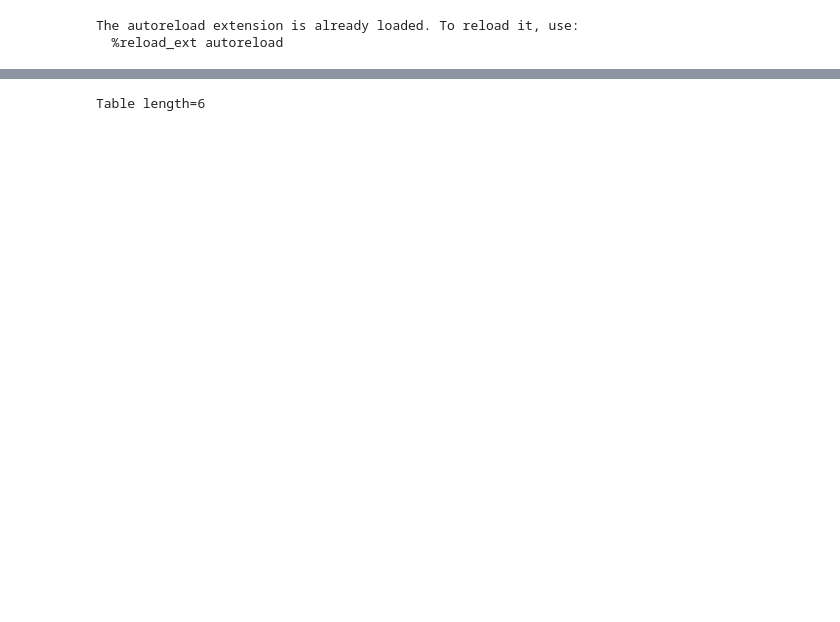
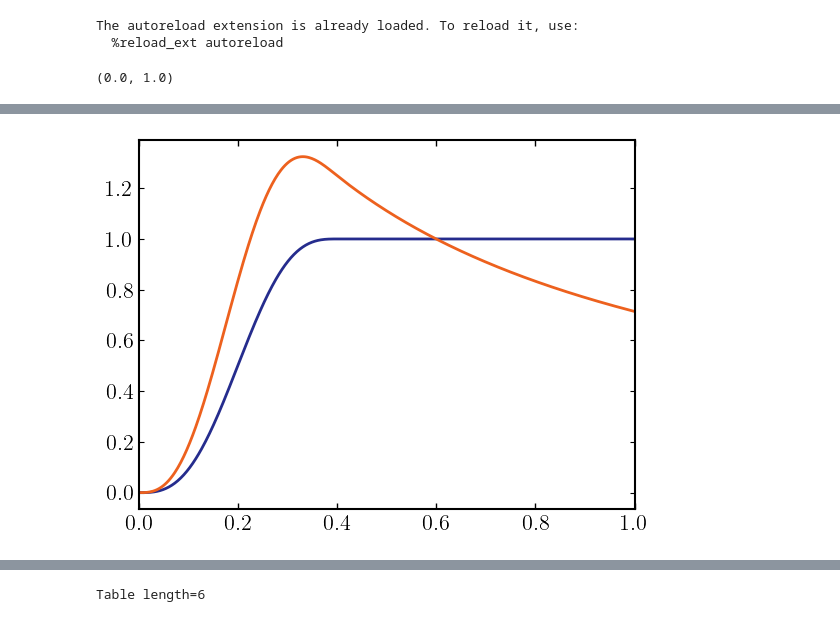
Before and after one commit to mr-superonion/descwl-shear-fpfs, a Jupyter notebook: notebooks/1_simple_sim/2_desc_sims/2_process_basic.ipynb, the cells around one changed output, grey strips where cells are left out. Drawn from its saved outputs; the diff is of its cells as text; code cells hidden in the pictures; blank space fills up the shorter version.

```diff
--- a/notebooks/1_simple_sim/2_desc_sims/2_process_basic.ipynb
+++ b/notebooks/1_simple_sim/2_desc_sims/2_process_basic.ipynb
@@ -9,3 +12,17 @@ plt.rcParams['figure.dpi'] = 100
 # %% [output]
 The autoreload extension is already loaded. To reload it, use:
   %reload_ext autoreload
+# %%
+def funA(a):
+    return impt.fpfs.utils.tsfunc2(a, mu = 0.2, sigma= 0.2 )
+def funB(a):
+    return impt.fpfs.utils.tsfunc2(a, mu = 0.2, sigma= 0.2 )*1./(0.4 + a)
+
+x = jnp.linspace(-1., 1., 1000)
+y = impt.fpfs.utils.tsfunc2(x, mu = 0.2, sigma= 0.2 )
+plt.plot(x, y)
+z = y* 1./(0.4 + x)
+plt.plot(x, z)
+plt.xlim(0, 1.)
+# %% [output]
+(0.0, 1.0)
@@ -11,0 +46 @@ The autoreload extension is already loaded. To reload it, use:
+[figure, added]
```
Also changed, not shown: parts of 3 cells of this notebook, 6 other files.
